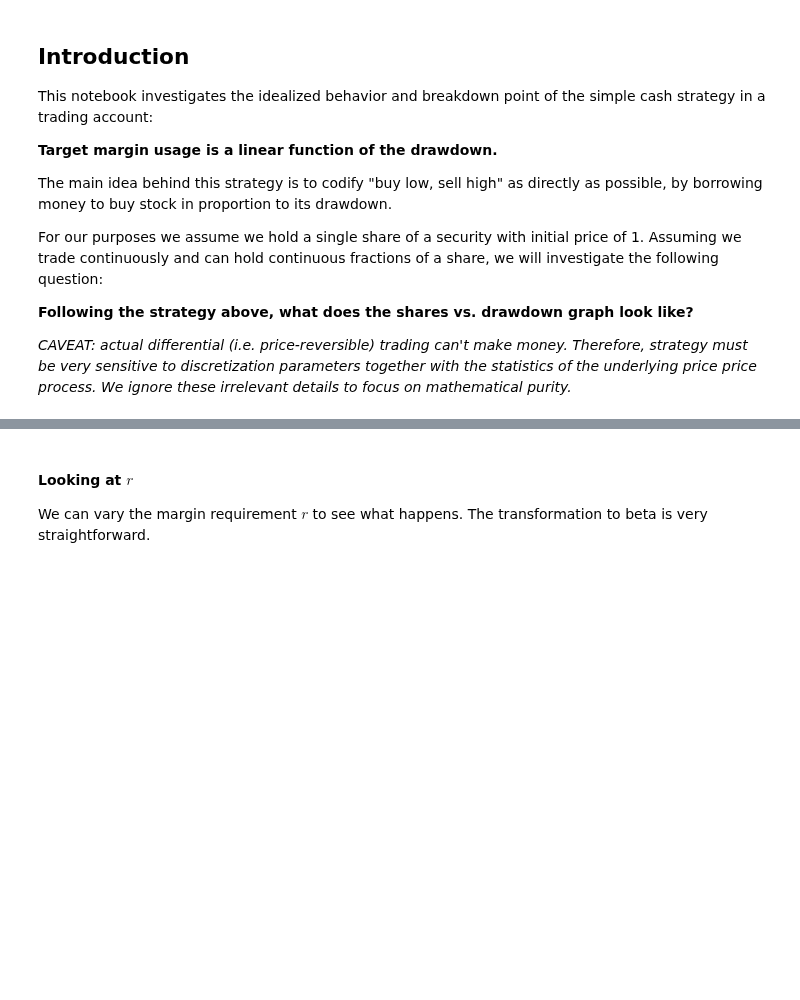
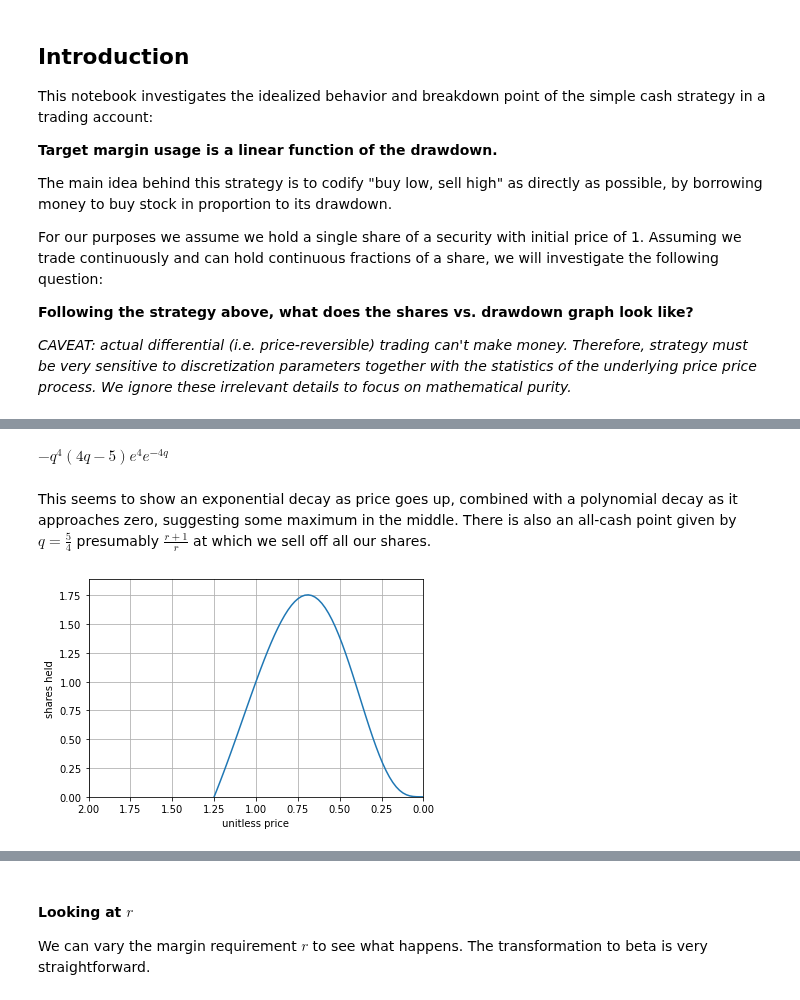
Before and after one commit to qdbp/tws_autorebalance, a Jupyter notebook: src/analysis/util_investigation.ipynb, the cells around one changed output, grey strips where cells are left out. Saved outputs shown, nothing was run; the diff lists cells and outputs as text; code cells hidden in the pictures; blank space fills up the shorter version.

```diff
--- a/src/analysis/util_investigation.ipynb
+++ b/src/analysis/util_investigation.ipynb
@@ -243,0 +180,3 @@ ever farther away.
+# %%
+seq = seq.subs(v(q), v_strat).simplify()
+seq
@@ -243,0 +233,24 @@ ever farther away.
+# %%
+out.rhs.subs([ (a, 0), (b, 1), (r, sp.Rational(1, 4)) ]).doit().factor()
+# %% [output]
+$\displaystyle - q^{4} \left(4 q - 5\right) e^{4} e^{- 4 q}$
+# %% [markdown]
+This seems to show an exponential decay as price goes up, combined with a
+polynomial decay as it approaches zero, suggesting some maximum in the middle.
+There is also an all-cash point given by $q = \frac 5 4$ presumably $\frac {r + 1}{r}$
+at which we sell off all our shares.
+# %%
+import matplotlib.pyplot as plt; import numpy as np
+sp_np = sp.lambdify((q, a, b, r), out.rhs)
+_r = 0.25
+_b = 1
+_a = 0
+my_ps = np.linspace(2, 1e-3, num=100)
+my_zs = sp_np(my_ps, _a, _b, _r)
+
+plt.plot(my_ps, my_zs)
+plt.xlim(2, 0); plt.ylim(0, None); plt.grid()
+plt.xlabel("unitless price"); plt.ylabel("shares held")
+plt.show()
+# %% [output]
+[figure, added]
```
Also changed, not shown: parts of 61 cells of this notebook.
